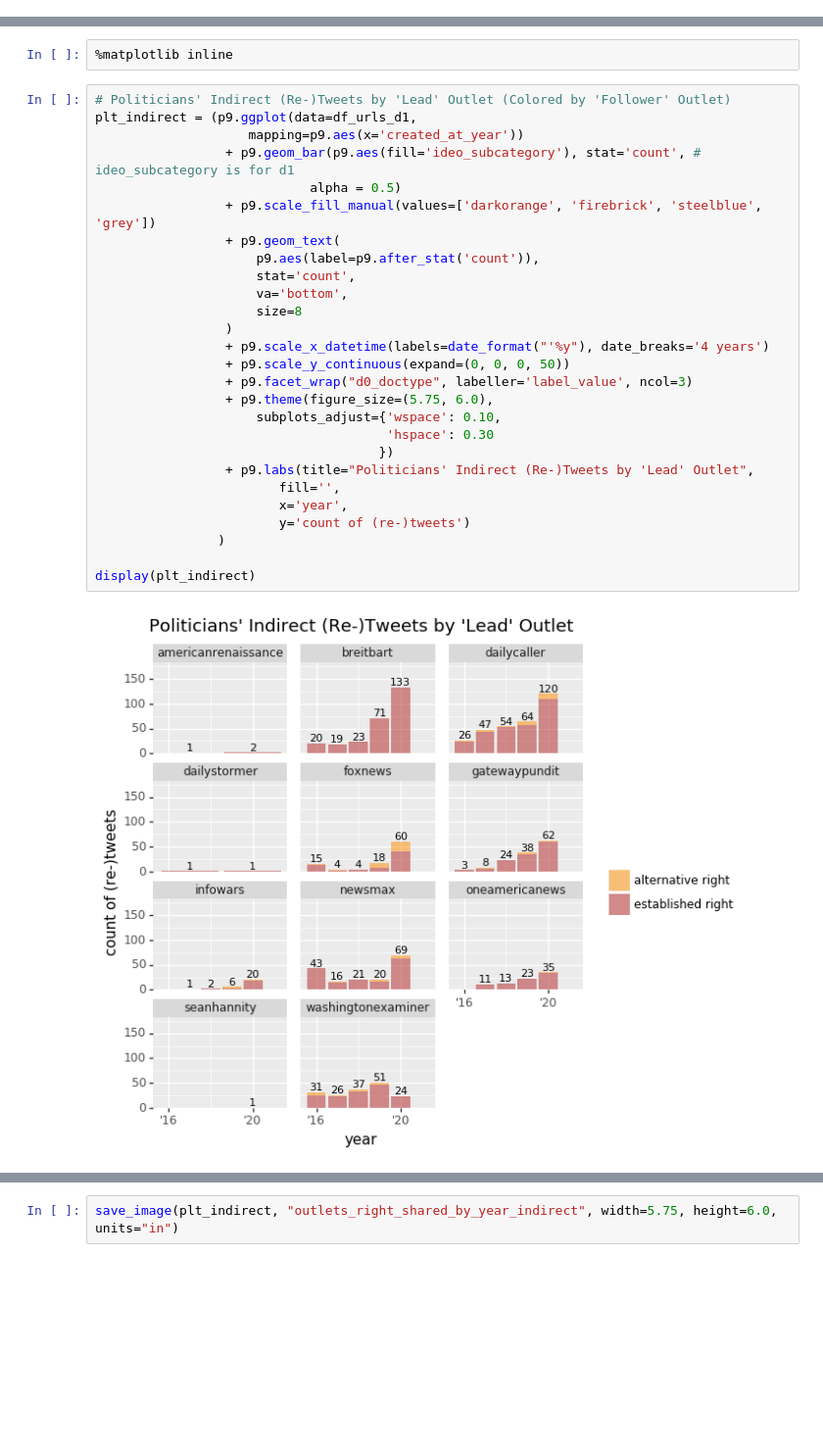
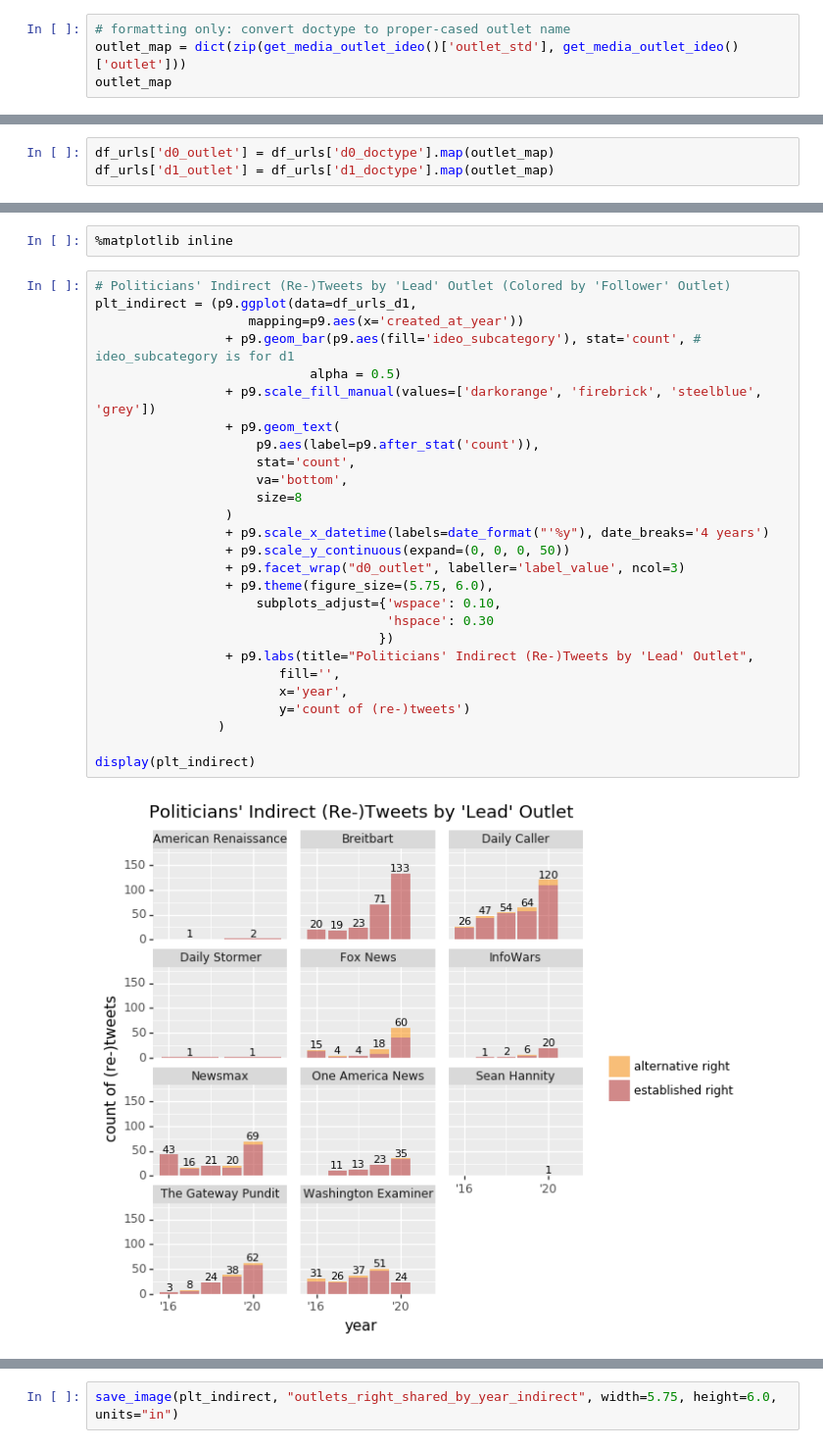
Before and after one commit to wlmwng/us-right-media, a Jupyter notebook: usrightmedia/code/09-analysis/03-indirect-shared-domains.ipynb, the cells around one changed output, grey strips where cells are left out. Shown at 98% size. Drawn from its saved outputs; the diff is of its cells as text; blank space fills up the shorter version.

Commit message:
fig: indirect shares by outlet (format casing)

```diff
--- a/usrightmedia/code/09-analysis/03-indirect-shared-domains.ipynb
+++ b/usrightmedia/code/09-analysis/03-indirect-shared-domains.ipynb
@@ -270,3 +272,7 @@ df_direct_urls.head()
 | 4 | RepChrisStewart_12040429882859192... | 2019-12-09 14:19:53 | 2019-01-01 | RepChrisStewart | www.washingtonexaminer.com/opinio... | washingtonexaminer.com | no error | ... |
 # %%
 df_urls = df_direct_urls.merge(right=df_dyadic_urls, how="left", on="url_id")
+# %%
+# formatting only: convert doctype to proper-cased outlet name
+outlet_map = dict(zip(get_media_outlet_ideo()['outlet_std'], get_media_outlet_ideo()['outlet']))
+outlet_map
@@ -272,0 +297,3 @@ df_urls = df_direct_urls.merge(right=df_dyadic_urls, how="left", on="url_id")
+# %%
+df_urls['d0_outlet'] = df_urls['d0_doctype'].map(outlet_map)
+df_urls['d1_outlet'] = df_urls['d1_doctype'].map(outlet_map)
@@ -357,29 +382,29 @@ len(df_urls_d1)
 # %%
 # Politicians' Indirect (Re-)Tweets by 'Lead' Outlet (Colored by 'Follower' Outlet)
 plt_indirect = (p9.ggplot(data=df_urls_d1,
                     mapping=p9.aes(x='created_at_year'))
                  + p9.geom_bar(p9.aes(fill='ideo_subcategory'), stat='count', # ideo_subcategory is for d1
                             alpha = 0.5)
                  + p9.scale_fill_manual(values=['darkorange', 'firebrick', 'steelblue', 'grey'])
                  + p9.geom_text(
                      p9.aes(label=p9.after_stat('count')),
                      stat='count',
                      va='bottom',
                      size=8
                  )
                  + p9.scale_x_datetime(labels=date_format("'%y"), date_breaks='4 years')
                  + p9.scale_y_continuous(expand=(0, 0, 0, 50))
-                 + p9.facet_wrap("d0_doctype", labeller='label_value', ncol=3)
+                 + p9.facet_wrap("d0_outlet", labeller='label_value', ncol=3)
                  + p9.theme(figure_size=(5.75, 6.0),
                      subplots_adjust={'wspace': 0.10,
                                       'hspace': 0.30
                                      })
                  + p9.labs(title="Politicians' Indirect (Re-)Tweets by 'Lead' Outlet",
                         fill='',
                         x='year',
                         y='count of (re-)tweets')
                 )
 
 display(plt_indirect)
 # %% [output]
-[figure, old version]
+[figure, new version]
```
Also changed, not shown: parts of 11 cells of this notebook, 1 other file.
